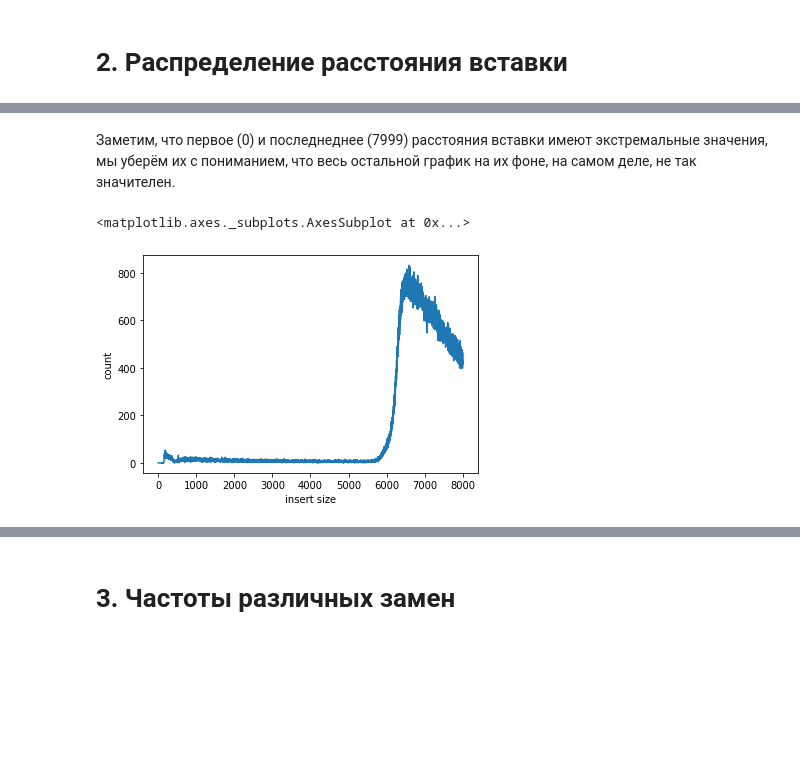
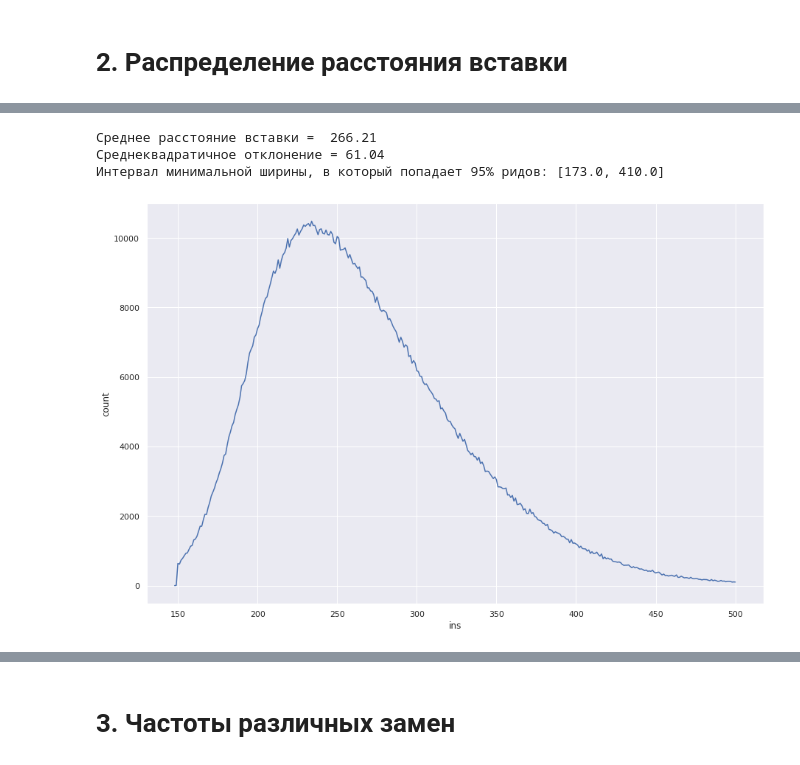
Before and after one commit to ainesko/NGS-HW, a Jupyter notebook: NGS2.ipynb, the cells around one changed output, grey strips where cells are left out. Saved outputs shown, nothing was run; the diff lists cells and outputs as text; code cells hidden in the pictures; blank space fills up the shorter version.

```diff
--- a/NGS2.ipynb
+++ b/NGS2.ipynb
@@ -557,19 +390,0 @@ IS      7999    735418  603035  46872   85511
-# %% [markdown]
-Заметим, что первое (0) и последнеднее (7999) расстояния вставки имеют экстремальные значения, мы уберём их с пониманием, что весь остальной график на их фоне, на самом деле, не так значителен.
-# %%
-with open('jump_stats.txt', 'r') as f:
-    l = [line.strip() for line in f]
-    IS = [0] * (len(l) - 3)
-    COUNT = [0] * (len(l) - 3)
-    for i in range(2, len(l) - 1):
-      a = l[i].split('\t')
-      IS[i - 2] = int(a[1])
-      COUNT[i - 2] = int(a[2])
-df = pd.DataFrame()
-df['insert size'] = IS
-df['count'] = COUNT
-# %%
-sns.lineplot(data=df, x=df['insert size'], y=df['count'])
-# %% [output]
-<matplotlib.axes._subplots.AxesSubplot at 0x...>
-[figure, removed]
@@ -575,0 +393,27 @@ sns.lineplot(data=df, x=df['insert size'], y=df['count'])
+# %%
+def inserts(file):
+  insert = []
+  with open(file, 'r') as file:
+    for line in file:
+        number = line.strip()
+        num = int(number)
+        insert.append(abs(num))
+  insert = np.array(insert)
+  q1 = np.percentile(insert, 2.5)
+  q2 = np.percentile(insert, 97.5)
+  df = pd.DataFrame()
+  df['ins'] = insert
+  df['count'] = 1
+  df = df.groupby('ins').count()
+  print(f'Среднее расстояние вставки =  {round(insert.mean(), 2)}')
+  print(f'Среднеквадратичное отклонение = {round(insert.std(), 2)}')
+  print(f'Интервал минимальной ширины, в который попадает 95% ридов: [{round(q1, 3)}, {round(q2, 3)}]')
+  sns.set(rc={'figure.figsize':(15, 10)})
+  sns.lineplot(data=df, x=df.index, y=df['count'])
+# %%
+inserts('fr_stat.txt')
+# %% [output]
+Среднее расстояние вставки =  266.21
+Среднеквадратичное отклонение = 61.04
+Интервал минимальной ширины, в который попадает 95% ридов: [173.0, 410.0]
+[figure, added]
```
Also changed, not shown: parts of 152 cells of this notebook.
